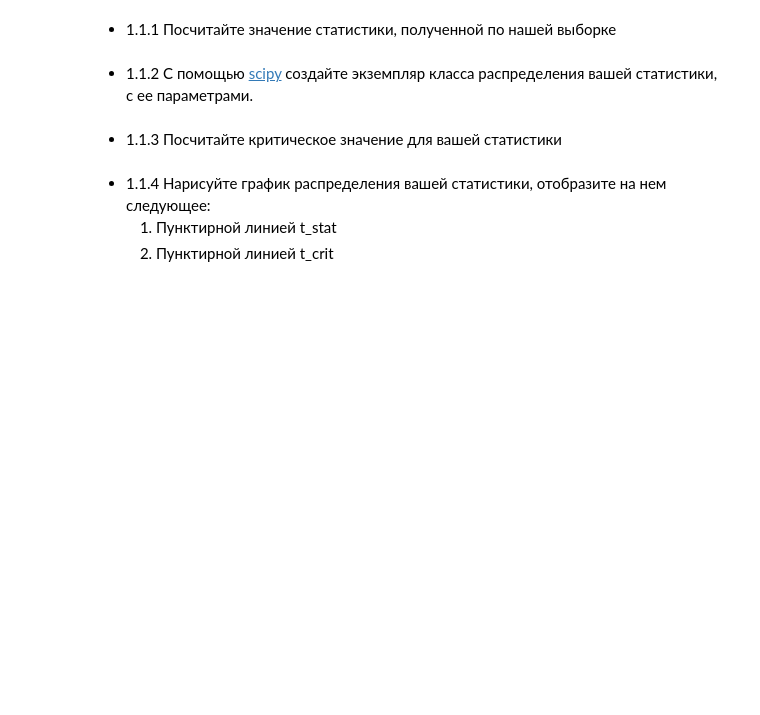
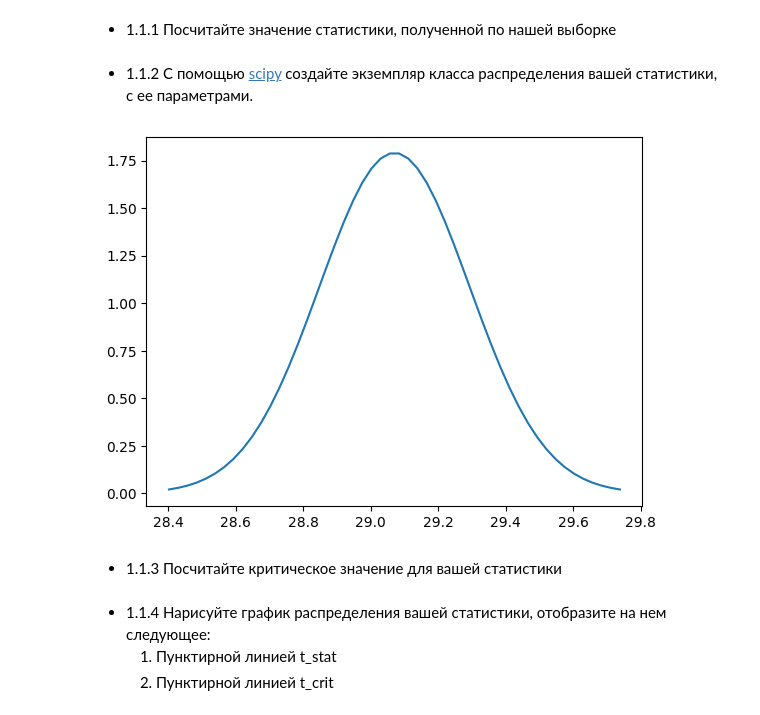
Before and after one commit to KarinaKhod/phase_1_hw, a Jupyter notebook: 1_Среда_1/04-03-task.ipynb, the cells around one changed output. Drawn from its saved outputs; the diff is of its cells as text; code cells hidden in the pictures; blank space fills up the shorter version.

```diff
--- a/1_Среда_1/04-03-task.ipynb
+++ b/1_Среда_1/04-03-task.ipynb
@@ -62,7 +68,16 @@ arr = np.array(
 # %% [markdown]
 * 1.1.2 С помощью [scipy](https://docs.scipy.org/doc/scipy/reference/generated/scipy.stats.norm.html) создайте экземпляр класса распределения вашей статистики, с ее параметрами.
 # %%
-# distr = ...
+std = arr.std(ddof=1)
+n = len(arr)
+mu0 = 29.07
+se = std / np.sqrt(n)
+t_stat_distr = st.norm(mu0, se)
+# %%
+x = np.linspace(mu0 - 3 * se, mu0 + 3 * se)
+plt.plot(x, t_stat_distr.pdf(x));
+# %% [output]
+[figure, added]
 # %% [markdown]
 * 1.1.3 Посчитайте критическое значение для вашей статистики
 # %%
```
Also changed, not shown: parts of 5 cells of this notebook, 24 other files.
